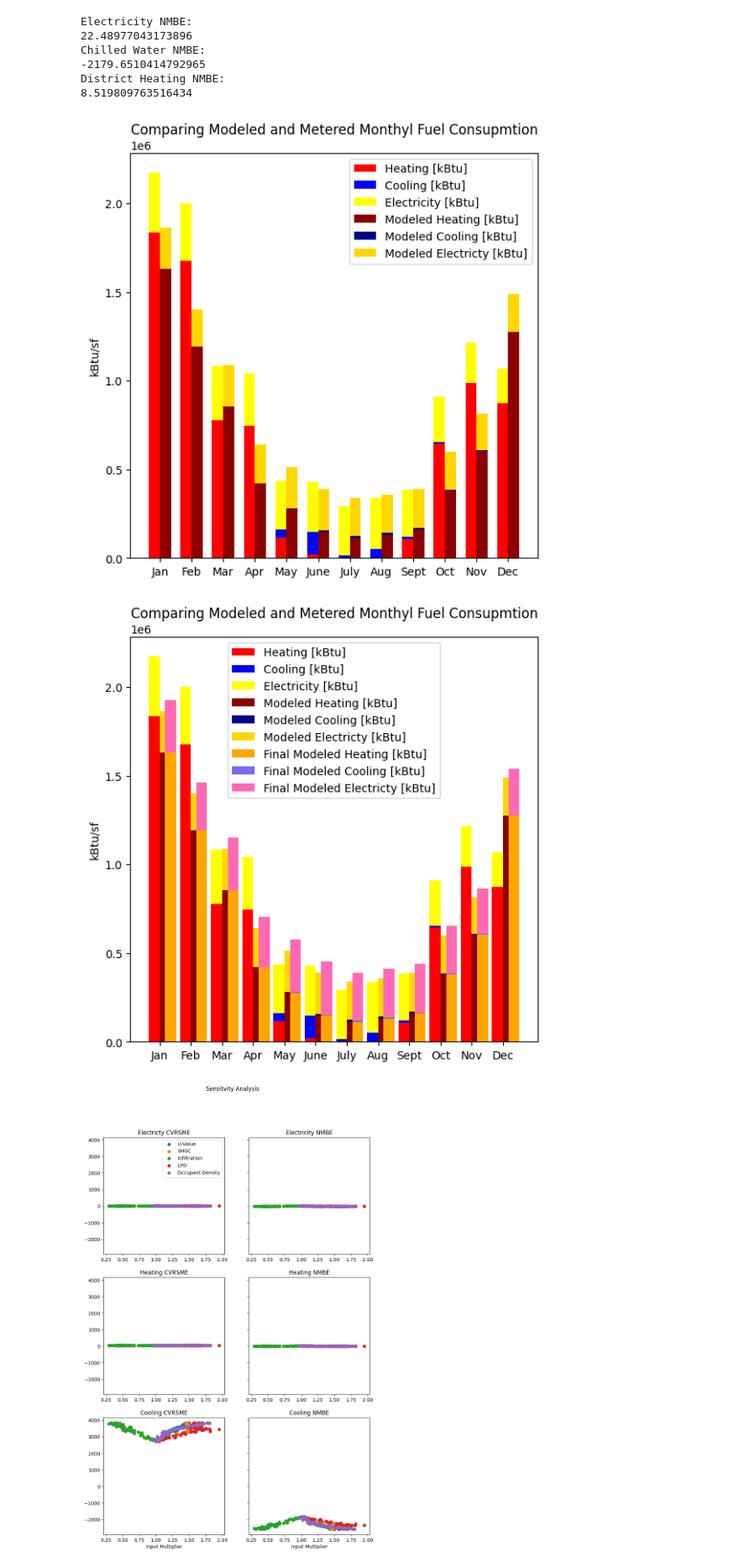
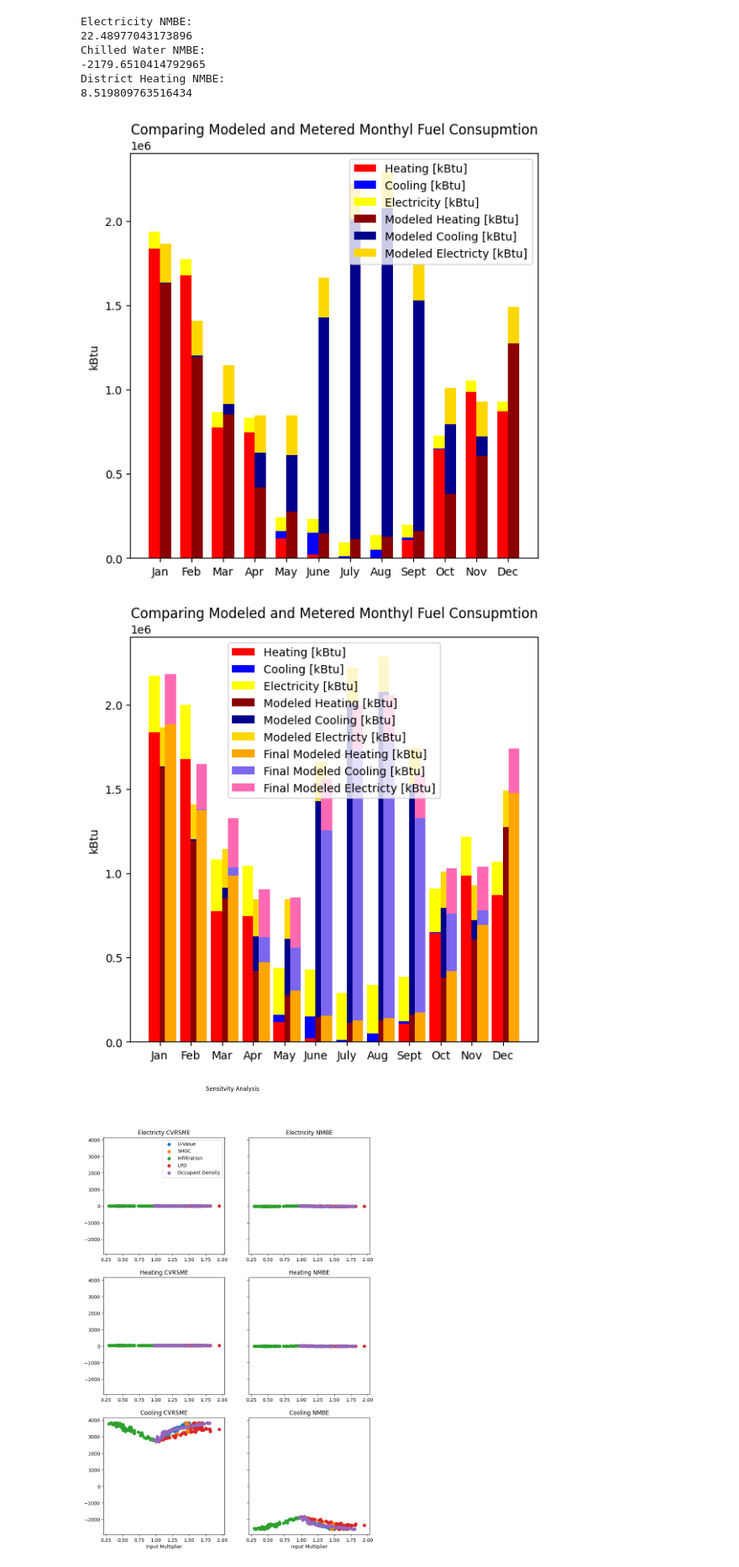
Before and after one commit to amitche8/IIT-PhD, a Jupyter notebook: CAE526/P1/CAE526-p2_Mitchell.ipynb, the cells around one changed output. Shown at 84% size. Saved outputs shown, nothing was run; the diff lists cells and outputs as text; code cells hidden in the pictures.

```diff
--- a/CAE526/P1/CAE526-p2_Mitchell.ipynb
+++ b/CAE526/P1/CAE526-p2_Mitchell.ipynb
@@ -250,12 +259,12 @@ gsf = 1 #111135
 gsfm = 1 #70580
 
 labels = ['Jan','Feb','Mar','Apr','May','June','July','Aug','Sept','Oct','Nov','Dec']
-Heating = np.array(df2012['STEAM [kBTU]']/gsf)
-Cooling = np.array(df2012['CHW [kBTU]']/gsf)
-Elec = np.array(df2012['ELEC [kBTU]']/gsf)
+Heating = heatMet #np.array(df2012['STEAM [kBTU]']/gsf)
+Cooling = chwMet #np.array(df2012['CHW [kBTU]']/gsf)
+Elec = elecMet #np.array(df2012['ELEC [kBTU]']/gsf)
 
 mHeating = np.array((dfmi['DistrictHeating:Facility [kBtu](Monthly) ']/gsfm))
-mCooling = np.array(dfmi['DistrictCooling:Facility [ton-hr](Monthly)']*0.0832775817/gsfm)
+mCooling = np.array(dfmi['DistrictCooling:Facility [ton-hr](Monthly)']*12008.0336053/(1000*gsfm))
 mElec = np.array(dfmi['Electricity:Facility [kWh](Monthly)']*3.412/gsfm)
 
 x = np.arange(len(labels))
@@ -265,21 +274,21 @@ fig, ax = plt.subplots(figsize=(6.5,6.5))
 
 ax.bar(x - width/2, Heating, width, label='Heating [kBtu]', color='r')
 ax.bar(x - width/2, Cooling, width, bottom=Heating, label='Cooling [kBtu]', color='b')
-ax.bar(x - width/2, Elec, width, bottom=Heating+Cooling, label='Electricity [kBtu]', color='yellow')
+ax.bar(x - width/2, Elec, width, bottom=(Heating+Cooling), label='Electricity [kBtu]', color='yellow')
 
 ax.bar(x + width/2, mHeating, width, label='Modeled Heating [kBtu]', color='darkred')
 ax.bar(x + width/2, mCooling, width, bottom=mHeating, label='Modeled Cooling [kBtu]', color='darkblue')
-ax.bar(x + width/2, mElec, width, bottom=mHeating+mCooling, label='Modeled Electricty [kBtu]', color='gold')
+ax.bar(x + width/2, mElec, width, bottom=(mHeating+mCooling), label='Modeled Electricty [kBtu]', color='gold')
 
 
-ax.set_ylabel('kBtu/sf')
+ax.set_ylabel('kBtu')
 ax.set_xticks(x, labels)
 ax.set_title('Comparing Modeled and Metered Monthyl Fuel Consupmtion')
 ax.legend()
 
 plt.show()
 # %% [output]
-[figure, old version]
+[figure, new version]
 # %%
 gsf = 1 #111135
 gsfm = 1 #70580
@@ -290,39 +299,39 @@ Cooling = np.array(df2012['CHW [kBTU]']/gsf)
 Elec = np.array(df2012['ELEC [kBTU]']/gsf)
 
 mHeating = np.array((dfmi['DistrictHeating:Facility [kBtu](Monthly) ']/gsfm))
-mCooling = np.array(dfmi['DistrictCooling:Facility [ton-hr](Monthly)']*0.0832775817/gsfm)
+mCooling = np.array(dfmi['DistrictCooling:Facility [ton-hr](Monthly)']*12008.0336053/(1000*gsfm))
 mElec = np.array(dfmi['Electricity:Facility [kWh](Monthly)']*3.412/gsfm)
 
 mfHeating = np.array((dfm['DistrictHeating:Facility [kBtu](Monthly) ']/gsfm))
-mfCooling = np.array(dfm['DistrictCooling:Facility [ton-hr](Monthly)']*0.0832775817/gsfm)
+mfCooling = np.array(dfm['DistrictCooling:Facility [ton-hr](Monthly)']*12008.0336053/(1000*gsfm))
 mfElec = np.array(dfm['Electricity:Facility [kWh](Monthly)']*3.412/gsfm)
 
 x = np.arange(len(labels))
 width = 0.35       # the width of the bars: can also be len(x) sequence
 
 fig, ax = plt.subplots(figsize=(6.5,6.5))
 
 ax.bar(x - width/2, Heating, width, label='Heating [kBtu]', color='r')
 ax.bar(x - width/2, Cooling, width, bottom=Heating, label='Cooling [kBtu]', color='b')
 ax.bar(x - width/2, Elec, width, bottom=Heating+Cooling, label='Electricity [kBtu]', color='yellow')
 
 ax.bar(x + width/2, mHeating, width, label='Modeled Heating [kBtu]', color='darkred')
 ax.bar(x + width/2, mCooling, width, bottom=mHeating, label='Modeled Cooling [kBtu]', color='darkblue')
 ax.bar(x + width/2, mElec, width, bottom=mHeating+mCooling, label='Modeled Electricty [kBtu]', color='gold')
 
 ax.bar(x + width, mfHeating, width, label='Final Modeled Heating [kBtu]', color='orange')
-ax.bar(x + width, mfCooling, width, bottom=mHeating, label='Final Modeled Cooling [kBtu]', color='mediumslateblue')
-ax.bar(x + width, mfElec, width, bottom=mHeating+mCooling, label='Final Modeled Electricty [kBtu]', color='hotpink')
+ax.bar(x + width, mfCooling, width, bottom=mfHeating, label='Final Modeled Cooling [kBtu]', color='mediumslateblue')
+ax.bar(x + width, mfElec, width, bottom=(mfHeating+mfCooling), label='Final Modeled Electricty [kBtu]', color='hotpink')
 
 
-ax.set_ylabel('kBtu/sf')
+ax.set_ylabel('kBtu')
 ax.set_xticks(x, labels)
 ax.set_title('Comparing Modeled and Metered Monthyl Fuel Consupmtion')
 ax.legend()
 
 plt.show()
 # %% [output]
-[figure, old version]
+[figure, new version]
 # %%
 dfPartJ = pd.read_csv('resultsOut_noCHW.csv')
 
```
Also changed, not shown: parts of 1 cell of this notebook.
